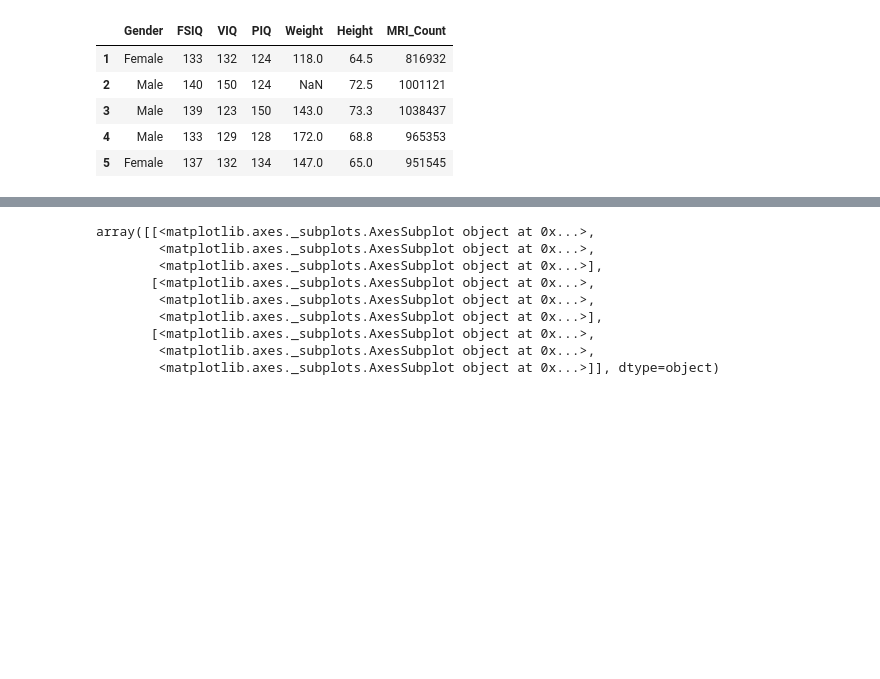
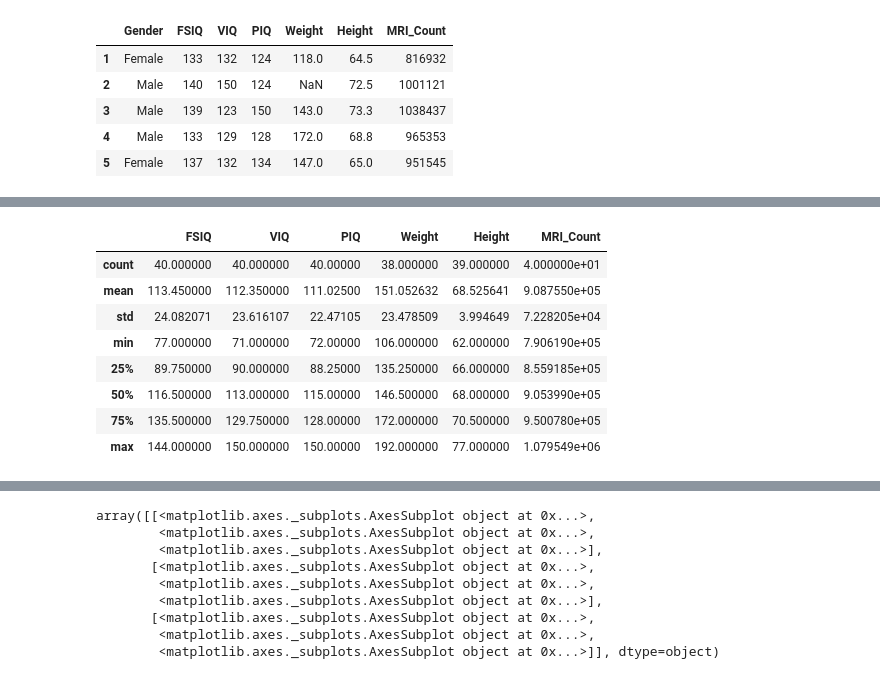
Before and after one commit to partrita/partrita.github.io, a Jupyter notebook: posts/Statistics in Python.ipynb, the cells around one changed output, grey strips where cells are left out. Saved outputs shown, nothing was run; the diff lists cells and outputs as text; code cells hidden in the pictures; blank space fills up the shorter version.

```diff
--- a/posts/Statistics in Python.ipynb
+++ b/posts/Statistics in Python.ipynb
@@ -25,0 +47,13 @@ For a quick view on a large dataframe, use its describe method: pandas.DataFrame
+# %%
+# padas 에서 제공하는 설명 통계
+df.describe()
+# %% [output]
+|  | FSIQ | VIQ | PIQ | Weight | Height | MRI_Count |
+| count | 40.000000 | 40.000000 | 40.00000 | 38.000000 | 39.000000 | 4.000000e+01 |
+| mean | 113.450000 | 112.350000 | 111.02500 | 151.052632 | 68.525641 | 9.087550e+05 |
+| std | 24.082071 | 23.616107 | 22.47105 | 23.478509 | 3.994649 | 7.228205e+04 |
+| min | 77.000000 | 71.000000 | 72.00000 | 106.000000 | 62.000000 | 7.906190e+05 |
+| 25% | 89.750000 | 90.000000 | 88.25000 | 135.250000 | 66.000000 | 8.559185e+05 |
+| 50% | 116.500000 | 113.000000 | 115.00000 | 146.500000 | 68.000000 | 9.053990e+05 |
+| 75% | 135.500000 | 129.750000 | 128.00000 | 172.000000 | 70.500000 | 9.500780e+05 |
+| max | 144.000000 | 150.000000 | 150.00000 | 192.000000 | 77.000000 | 1.079549e+06 |
```
Also changed, not shown: parts of 17 cells of this notebook, 6 other files.
